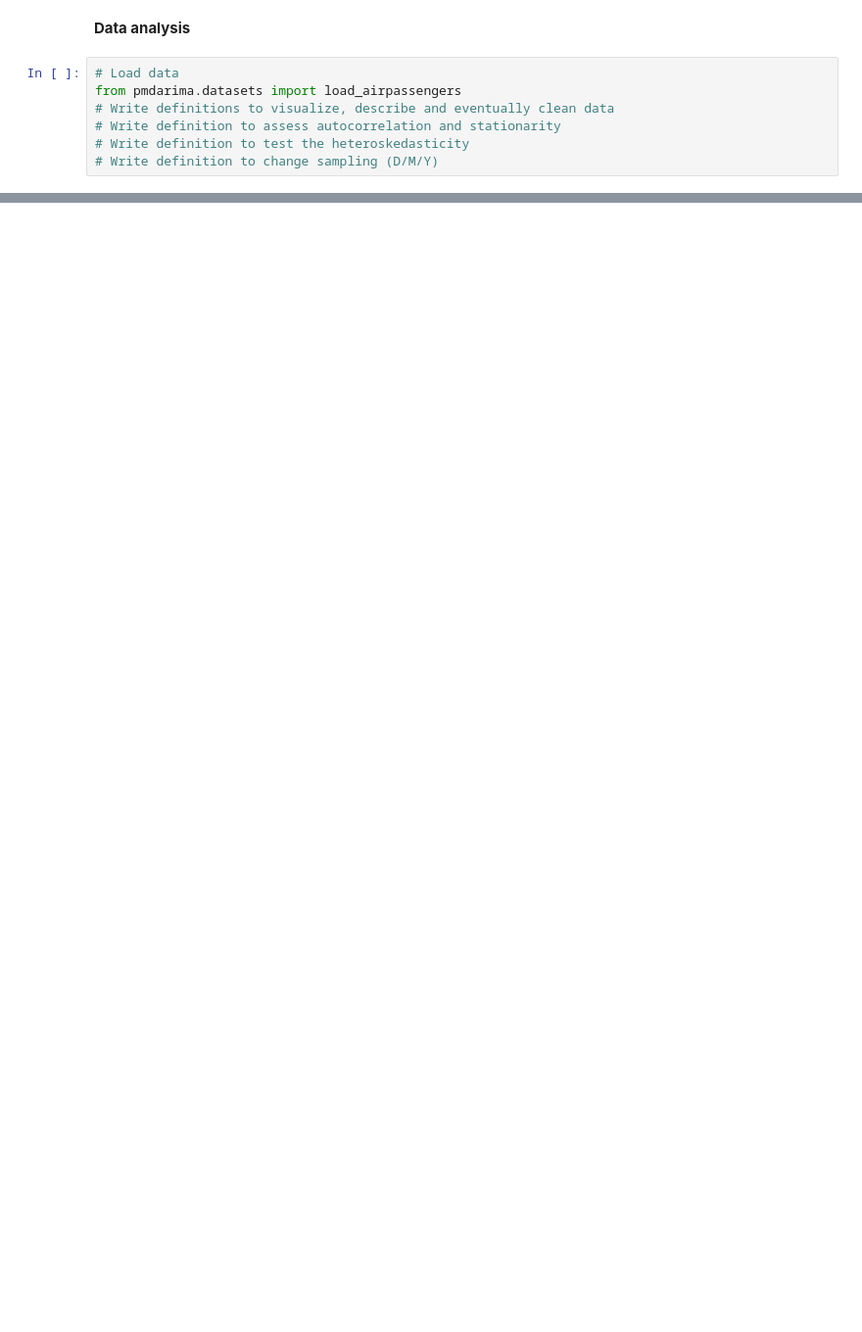
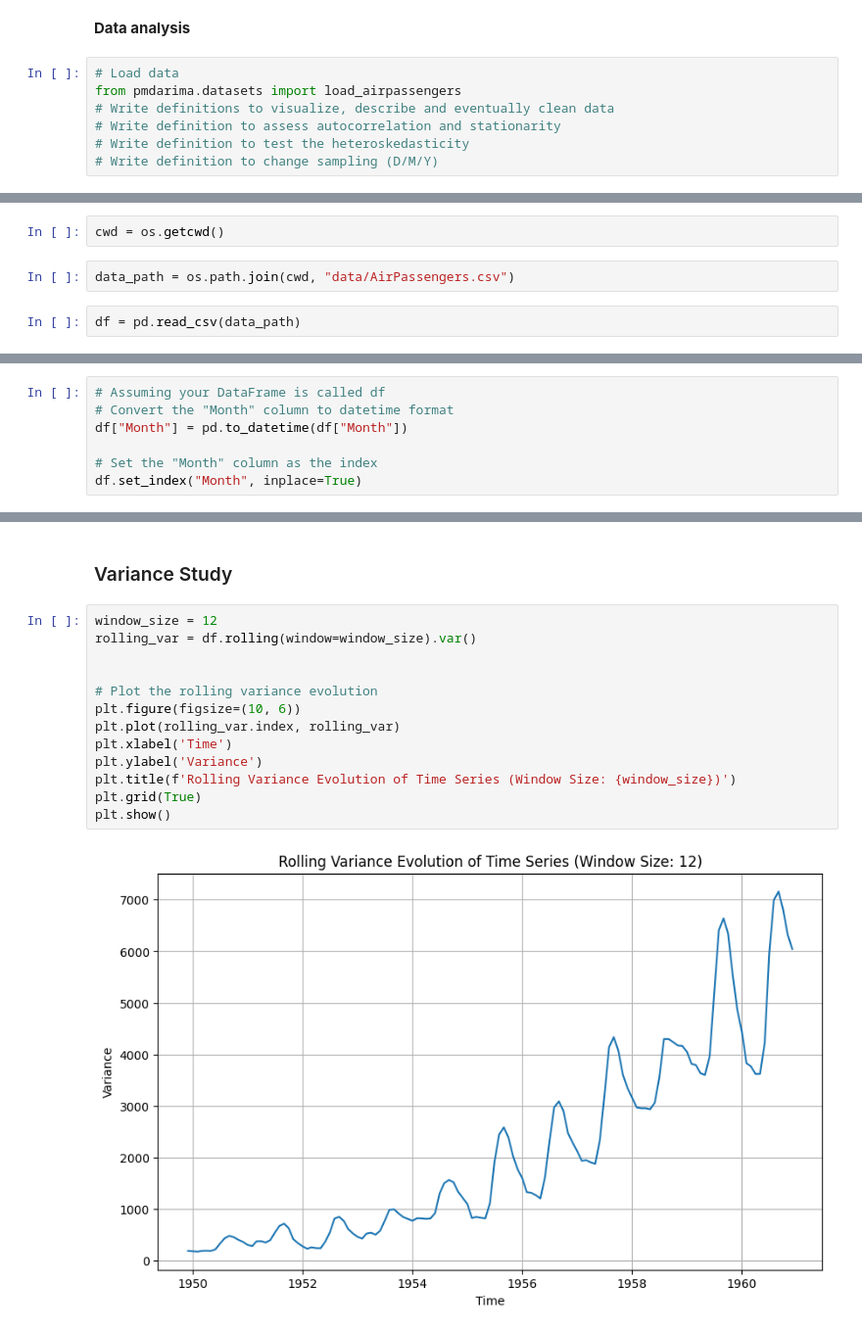
Before and after one commit to ManuLabricole/CDN-MachineLearning, a Jupyter notebook: ML6/2023_Campus_ML6-NB1.ipynb, the cells around one changed output, grey strips where cells are left out. Shown at 98% size. Cells and saved outputs as stored; diff of their text form; blank space fills up the shorter version.

```diff
--- a/ML6/2023_Campus_ML6-NB1.ipynb
+++ b/ML6/2023_Campus_ML6-NB1.ipynb
@@ -120,0 +109,6 @@ array([112., 118., 132., 129., 121., 135., 148., 148., 136., 119., 104.,
+# %%
+cwd = os.getcwd()
+# %%
+data_path = os.path.join(cwd, "data/AirPassengers.csv")
+# %%
+df = pd.read_csv(data_path)
@@ -120,0 +133,7 @@ array([112., 118., 132., 129., 121., 135., 148., 148., 136., 119., 104.,
+# %%
+# Assuming your DataFrame is called df
+# Convert the "Month" column to datetime format
+df["Month"] = pd.to_datetime(df["Month"])
+
+# Set the "Month" column as the index
+df.set_index("Month", inplace=True)
@@ -120,0 +164,17 @@ array([112., 118., 132., 129., 121., 135., 148., 148., 136., 119., 104.,
+# %% [markdown]
+### Variance Study
+# %%
+window_size = 12
+rolling_var = df.rolling(window=window_size).var()
+
+
+# Plot the rolling variance evolution
+plt.figure(figsize=(10, 6))
+plt.plot(rolling_var.index, rolling_var)
+plt.xlabel('Time')
+plt.ylabel('Variance')
+plt.title(f'Rolling Variance Evolution of Time Series (Window Size: {window_size})')
+plt.grid(True)
+plt.show()
+# %% [output]
+[figure, added]
```
Also changed, not shown: parts of 36 cells of this notebook.
